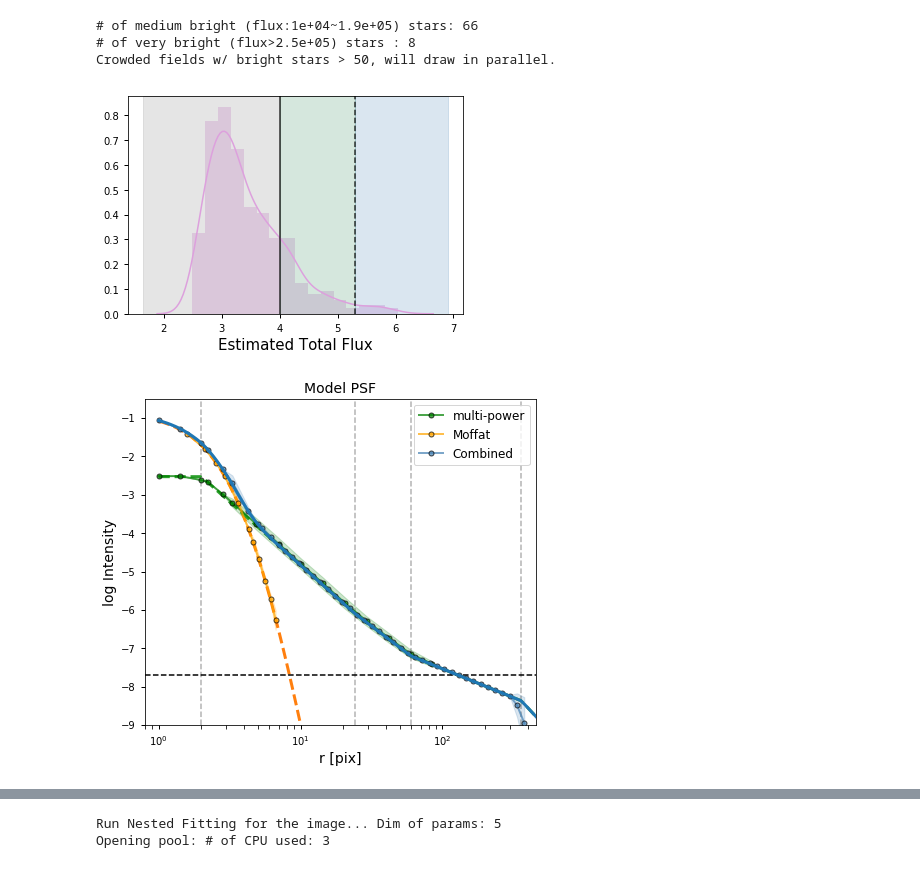
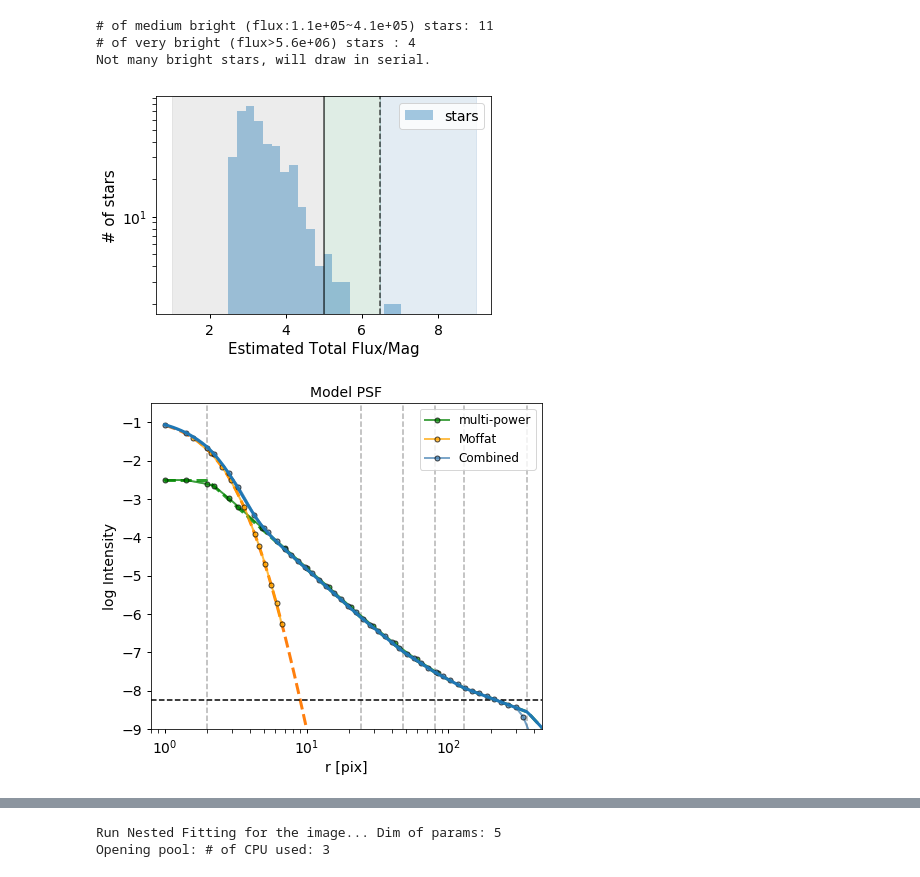
Before and after one commit to qliu4676/elderflower, a Jupyter notebook: demos/Run_Fitting_Mock_demo.ipynb, the cells around one changed output, grey strips where cells are left out. Drawn from its saved outputs; the diff is of its cells as text; code cells hidden in the pictures.

```diff
--- a/demos/Run_Fitting_Mock_demo.ipynb
+++ b/demos/Run_Fitting_Mock_demo.ipynb
@@ -51,53 +53,49 @@ psf.plot1D(psf_range=500)
 # %%
 # Star Distribution (position, flux)
 ############################################
 
 # Generate randomn star positions
 np.random.seed(626)
 star_pos = (image_size-2) * np.random.random(size=(n_star,2)) + 1
 
 # Read SE measurement based on APASS
 SE_cat_full = Table.read("./SE_APASS/coadd_SloanR_NGC_5907.cat", format="ascii.sextractor").to_pandas()
 Flux_Auto_SE = SE_cat_full[SE_cat_full['FLAGS']<8]["FLUX_AUTO"]
 
 # Star flux sampling from SE catalog
 np.random.seed(888)
 Flux = Flux_Auto_SE.sample(n=n_star).values
 
-# Augment Flux
-# Flux = Flux * 10
-# Flux[Flux>1e6] = Flux[Flux>1e6] * 10
+Flux[Flux>5e5] *= 10
 
 # Thresholds depending on the actual PSF, noise level,
 # magnitude distribution of stars, which affect speed and accuracy.
 # Faint stars are rendered with fixed PSF in advance.
 # Very bright stars are rendered in real space.
-F_bright = 7e4
-F_verybright = 2.7e6
+F_bright = 1e5
+F_verybright = 3e6
 
-F_bright = 1e4
-F_verybright = 2e5
+# F_bright = 1e4
+# F_verybright = 2e5
 
-stars = Stars(star_pos, Flux, Flux_threshold=[F_bright, F_verybright])
-stars.plot_flux_dist()
+stars = Stars(star_pos, Flux, Flux_threshold=[F_bright, F_verybright], verbose=True)
+stars.plot_flux_dist(label='stars')
 # %% [output]
-# of medium bright (flux:1e+04~1.9e+05) stars: 66
-# of very bright (flux>2.5e+05) stars : 8
-Crowded fields w/ bright stars > 50, will draw in parallel.
+# of medium bright (flux:1.1e+05~4.1e+05) stars: 11
+# of very bright (flux>5.6e+06) stars : 4
+Not many bright stars, will draw in serial.
-[figure, old version]
+[figure, new version]
 # %%
 psf_c = psf.generate_core()
 psf_e, psf_size = psf.generate_aureole(contrast=1e6, psf_range=image_size)
 star_psf = (1-frac) * psf_c + frac * psf_e
 # %%
-# Convert Flux to Astropy Moffat Amplitude
-Amps = np.array([moffat2d_Flux2Amp(gamma_pix, beta_psf, Flux=(1-frac)*F) for F in Flux])
-
 # Galsim 2D model averaged in 1D
-contrast = Amps.max() / sigma * 3
+Amp_m = psf.Flux2Amp(Flux).max()
+contrast = Amp_m / sigma
 psf.plot_model_galsim(psf_c, psf_e, image_size, contrast=contrast)
 # %% [output]
-[figure, old version]
+[figure, new version]
 # %%
 # Make noise image
 noise_image = make_noise_image(image_size, sigma)
```
Also changed, not shown: parts of 20 cells of this notebook, 4 other files.
